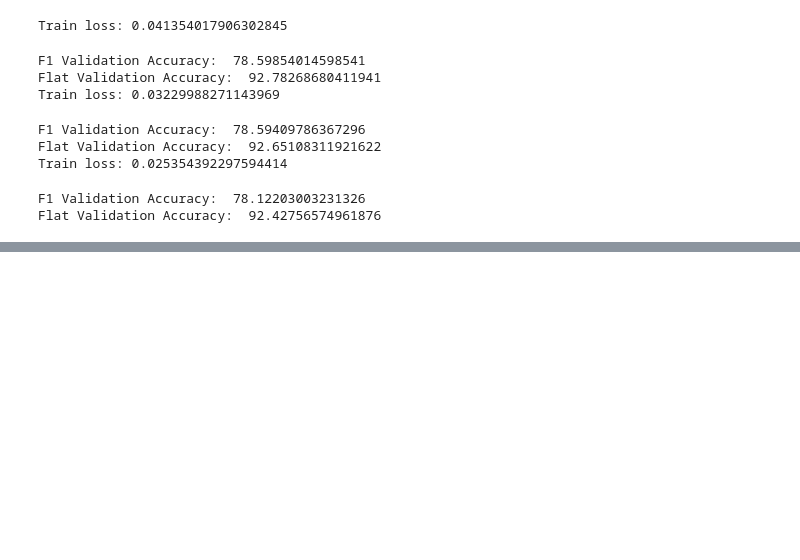
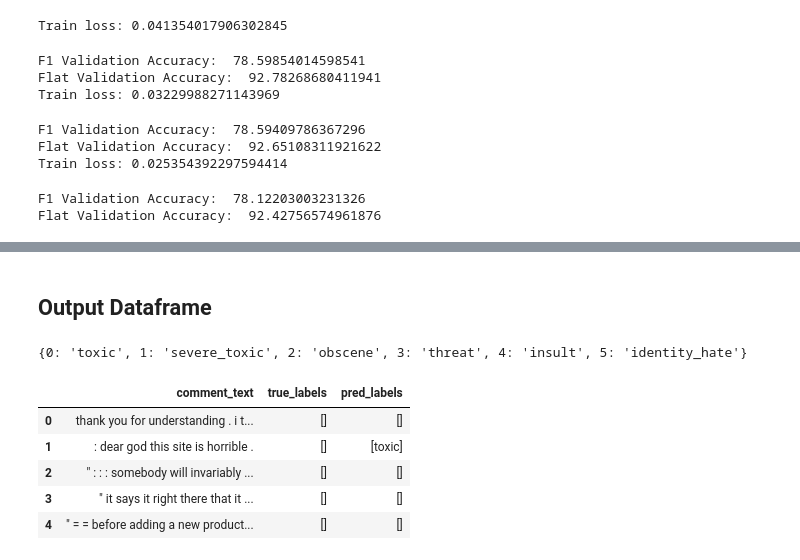
Before and after one commit to dwu926/Problem-Management-UI, a Jupyter notebook: MultiLabel_Bert_XLNet.ipynb, the cells around one changed output, grey strips where cells are left out. Cells and saved outputs as stored; diff of their text form; code cells hidden in the pictures; blank space fills up the shorter version.

```diff
--- a/MultiLabel_Bert_XLNet.ipynb
+++ b/MultiLabel_Bert_XLNet.ipynb
@@ -365,0 +487,43 @@ Flat Validation Accuracy:  92.42756574961876
+# %% [markdown]
+## Output Dataframe
+# %%
+idx2label = dict(zip(range(6),label_cols))
+print(idx2label)
+# %% [output]
+{0: 'toxic', 1: 'severe_toxic', 2: 'obscene', 3: 'threat', 4: 'insult', 5: 'identity_hate'}
+# %%
+# Getting indices of where boolean one hot vector true_bools is True so we can use idx2label to gather label names
+true_label_idxs, pred_label_idxs=[],[]
+for vals in true_bools:
+  true_label_idxs.append(np.where(vals)[0].flatten().tolist())
+for vals in pred_bools:
+  pred_label_idxs.append(np.where(vals)[0].flatten().tolist())
+# %%
+# Gathering vectors of label names using idx2label
+true_label_texts, pred_label_texts = [], []
+for vals in true_label_idxs:
+  if vals:
+    true_label_texts.append([idx2label[val] for val in vals])
+  else:
+    true_label_texts.append(vals)
+
+for vals in pred_label_idxs:
+  if vals:
+    pred_label_texts.append([idx2label[val] for val in vals])
+  else:
+    pred_label_texts.append(vals)
+# %%
+# Decoding input ids to comment text
+comment_texts = [tokenizer.decode(text,skip_special_tokens=True,clean_up_tokenization_spaces=False) for text in tokenized_texts]
+# %%
+# Converting lists to df
+comparisons_df = pd.DataFrame({'comment_text': comment_texts, 'true_labels': true_label_texts, 'pred_labels':pred_label_texts})
+comparisons_df.to_csv('comparisons.csv')
+comparisons_df.head()
+# %% [output]
+|  | comment_text | true_labels | pred_labels |
+| 0 | thank you for understanding . i t... | [] | [] |
+| 1 | : dear god this site is horrible . | [] | [toxic] |
+| 2 | " : : : somebody will invariably ... | [] | [] |
+| 3 | " it says it right there that it ... | [] | [] |
+| 4 | " = = before adding a new product... | [] | [] |
```
Also changed, not shown: parts of 10 cells of this notebook.
